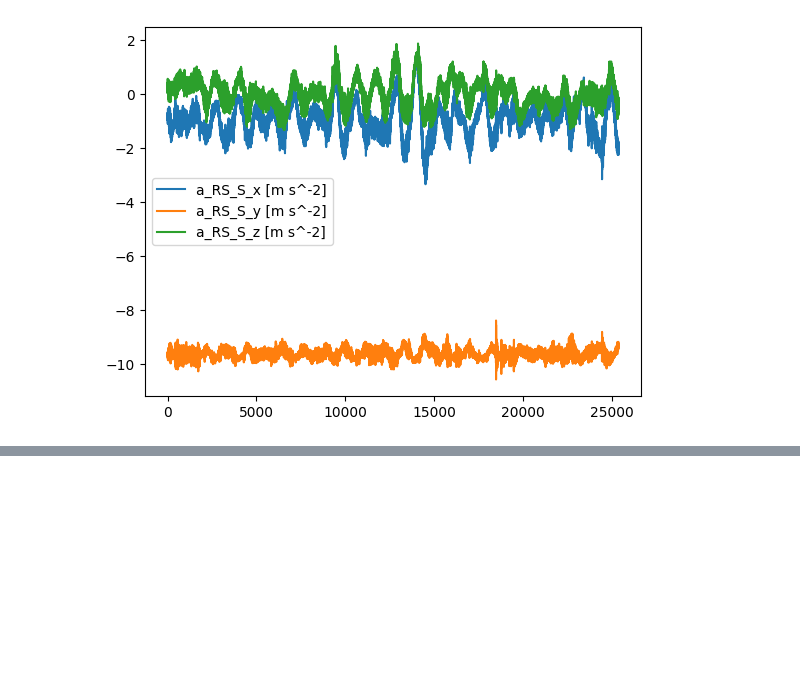
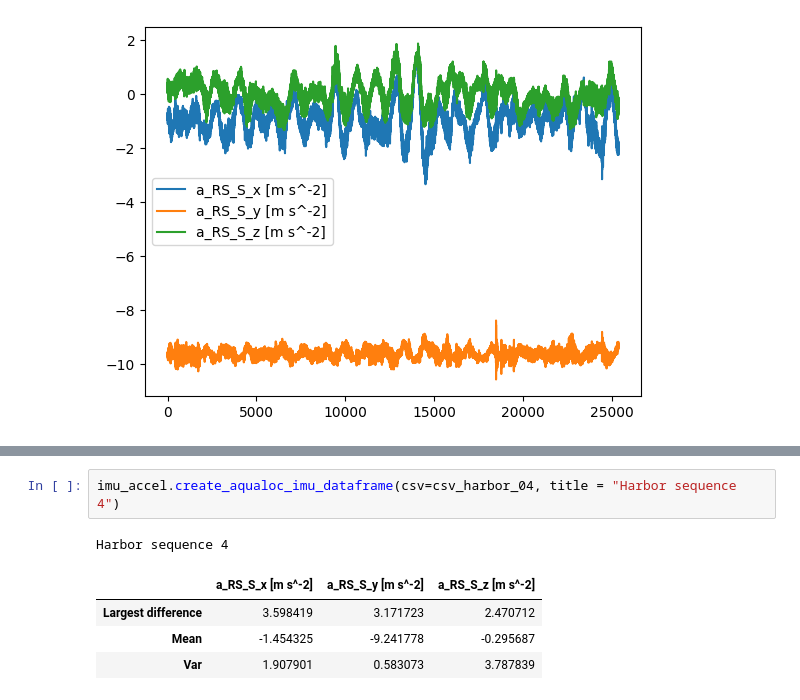
Before and after one commit to tobsthetobs/bsc-dataset-metrics, a Jupyter notebook: notebooks/velocity_metric.ipynb, the cells around one changed output, grey strips where cells are left out. Cells and saved outputs as stored; diff of their text form; blank space fills up the shorter version.

```diff
--- a/notebooks/velocity_metric.ipynb
+++ b/notebooks/velocity_metric.ipynb
@@ -173,0 +131,8 @@ a = harbor_06_a.var()
+# %%
+imu_accel.create_aqualoc_imu_dataframe(csv=csv_harbor_04, title = "Harbor sequence 4")
+# %% [output]
+Harbor sequence 4
+|  | a_RS_S_x [m s^-2] | a_RS_S_y [m s^-2] | a_RS_S_z [m s^-2] |
+| Largest difference | 3.598419 | 3.171723 | 2.470712 |
+| Mean | -1.454325 | -9.241778 | -0.295687 |
+| Var | 1.907901 | 0.583073 | 3.787839 |
```
Also changed, not shown: parts of 10 cells of this notebook, 2 other files.
